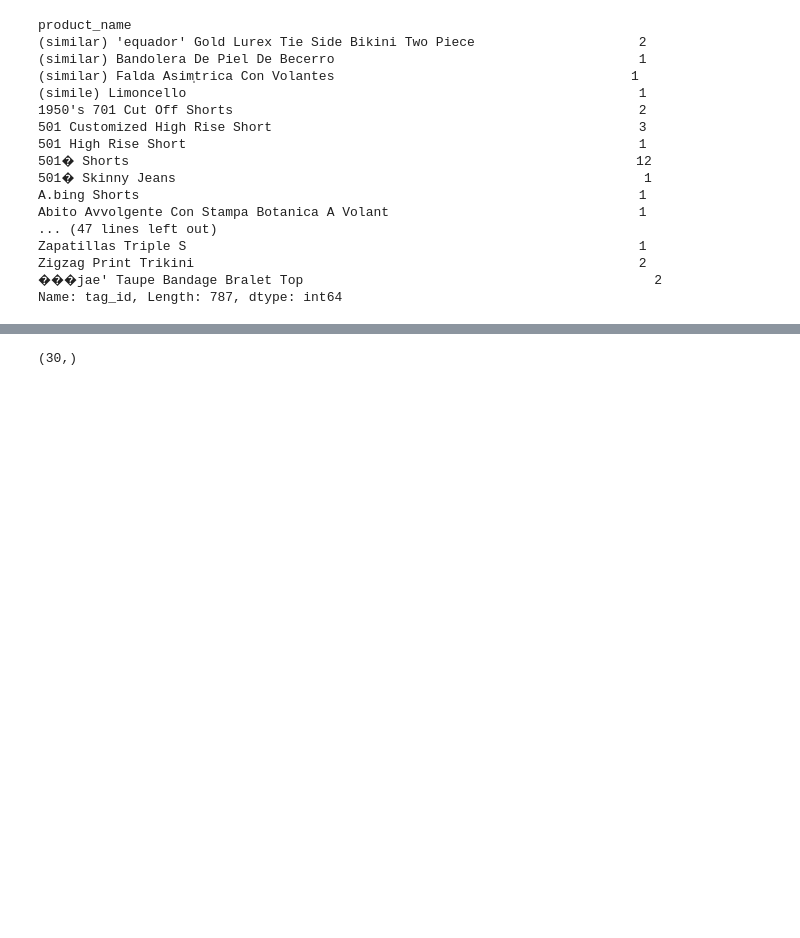
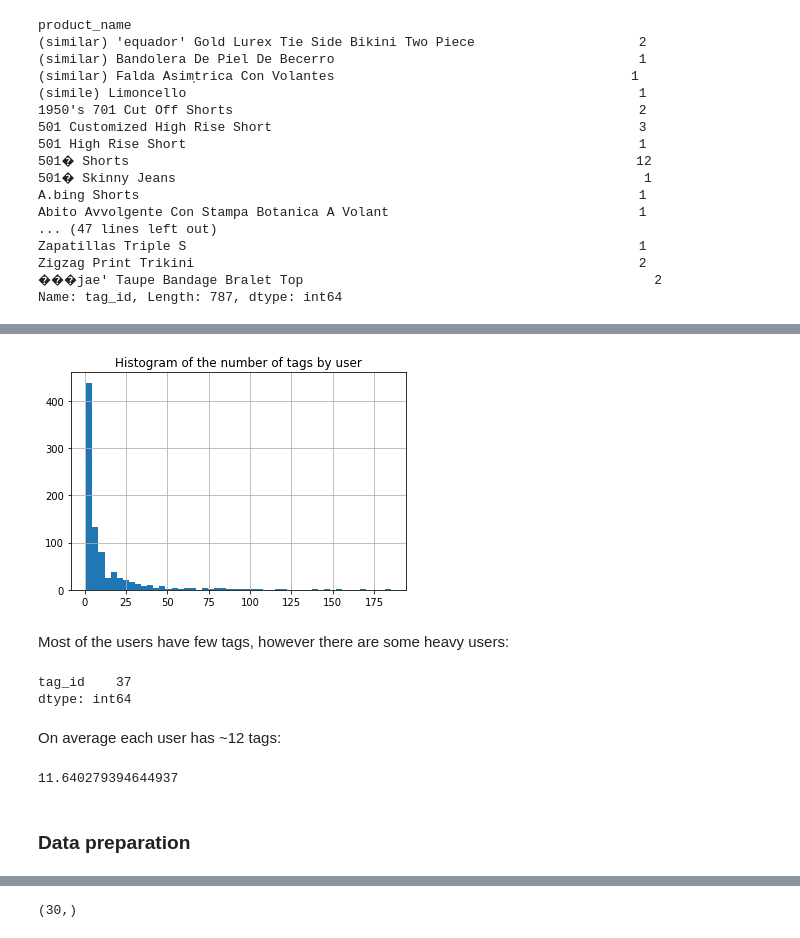
Before and after one commit to hjlopes/collaborative-filtering, a Jupyter notebook: notebooks/EDA and Base Collaborative Engine.ipynb, the cells around one changed output, grey strips where cells are left out. Drawn from its saved outputs; the diff is of its cells as text; code cells hidden in the pictures; blank space fills up the shorter version.

```diff
--- a/notebooks/eda.ipynb
+++ b/notebooks/EDA and Base Collaborative Engine.ipynb
@@ -99,0 +103,3 @@ As stated, there are descriptions that map to multiple tags. Lets create a matri
+# %%
+tag_df = data.groupby(['user_id']).agg({'tag_id': 'count'}).rename({'tag_id':'tag_count'})
+tag_df.head()
@@ -100 +114,22 @@ As stated, there are descriptions that map to multiple tags. Lets create a matri
+# %%
+tag_df.hist(bins=50)
+plt.title('Histogram of the number of tags by user')
+plt.show()
+# %% [output]
+[figure, added]
+# %% [markdown]
+Most of the users have few tags, however there are some heavy users:
+# %%
+tag_df[tag_df['tag_id'] > 50].count()
+# %% [output]
+tag_id    37
+dtype: int64
+# %% [markdown]
+On average each user has ~12 tags:
+# %%
+tag_df['tag_id'].mean()
+# %% [output]
+11.640279394644937
+# %% [markdown]
+### Data preparation
 # %%
```
Also changed, not shown: parts of 16 cells of this notebook.
